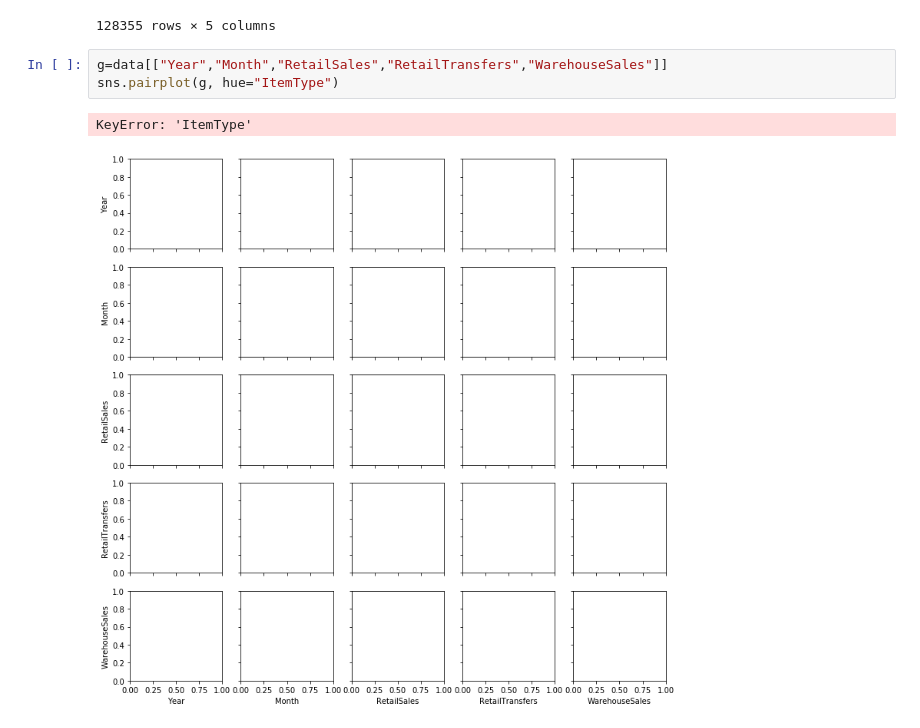
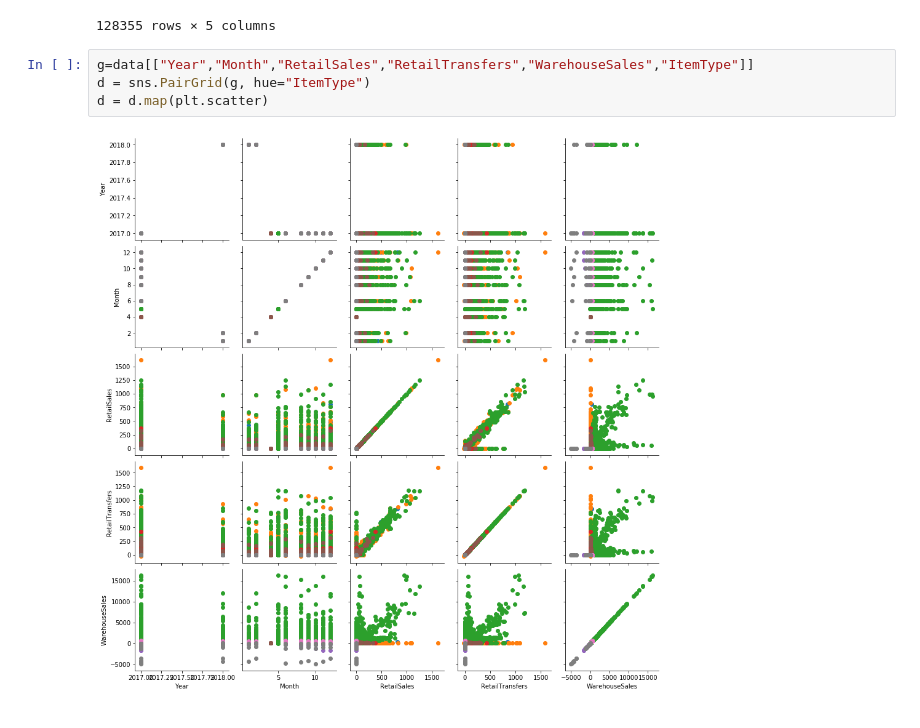
Before and after one commit to bmedm/datamad0820, a Jupyter notebook: module-2/lab-plotting-multiple-data-series/your-code/main.ipynb, the cells around one changed output. Cells and saved outputs as stored; diff of their text form.

```diff
--- a/module-2/lab-plotting-multiple-data-series/your-code/main.ipynb
+++ b/module-2/lab-plotting-multiple-data-series/your-code/main.ipynb
@@ -152,8 +152,8 @@ seleccion
 | 128354 | 2018 | 2 | 0.00 | 0.0 | -81.0 |
 128355 rows × 5 columns
 # %%
-g=data[["Year","Month","RetailSales","RetailTransfers","WarehouseSales"]]
-sns.pairplot(g, hue="ItemType")
+g=data[["Year","Month","RetailSales","RetailTransfers","WarehouseSales","ItemType"]]
+d = sns.PairGrid(g, hue="ItemType")
+d = d.map(plt.scatter)
 # %% [output]
-KeyError: 'ItemType'
-[figure, old version]
+[figure, new version]
```
